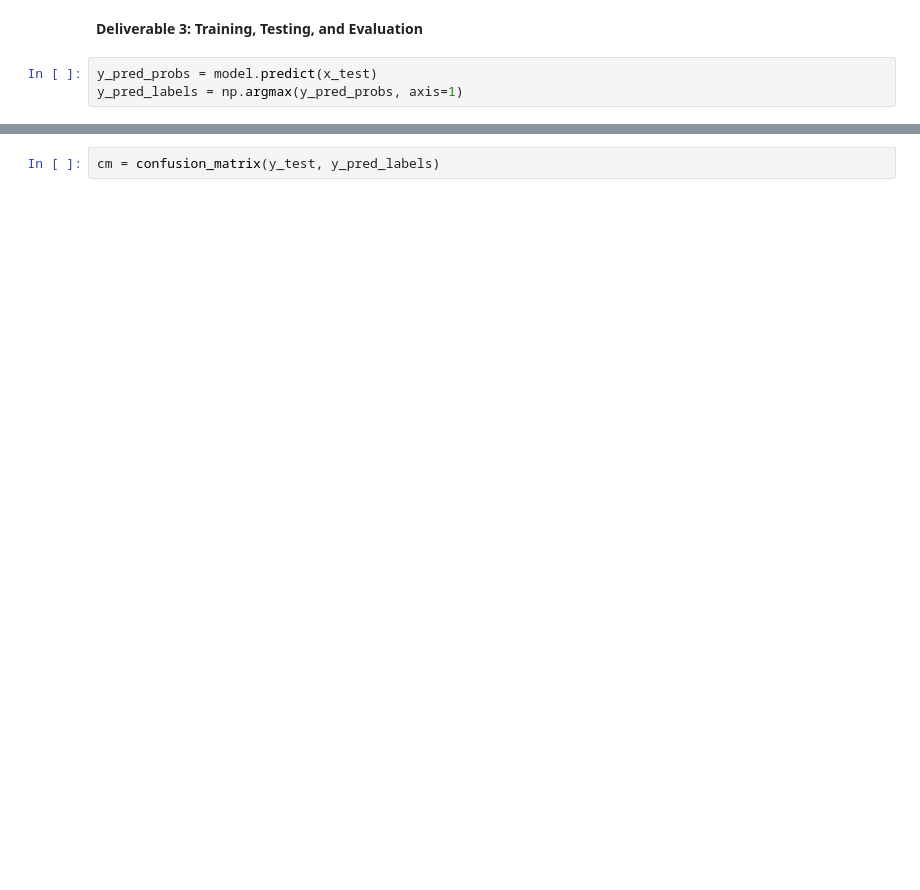
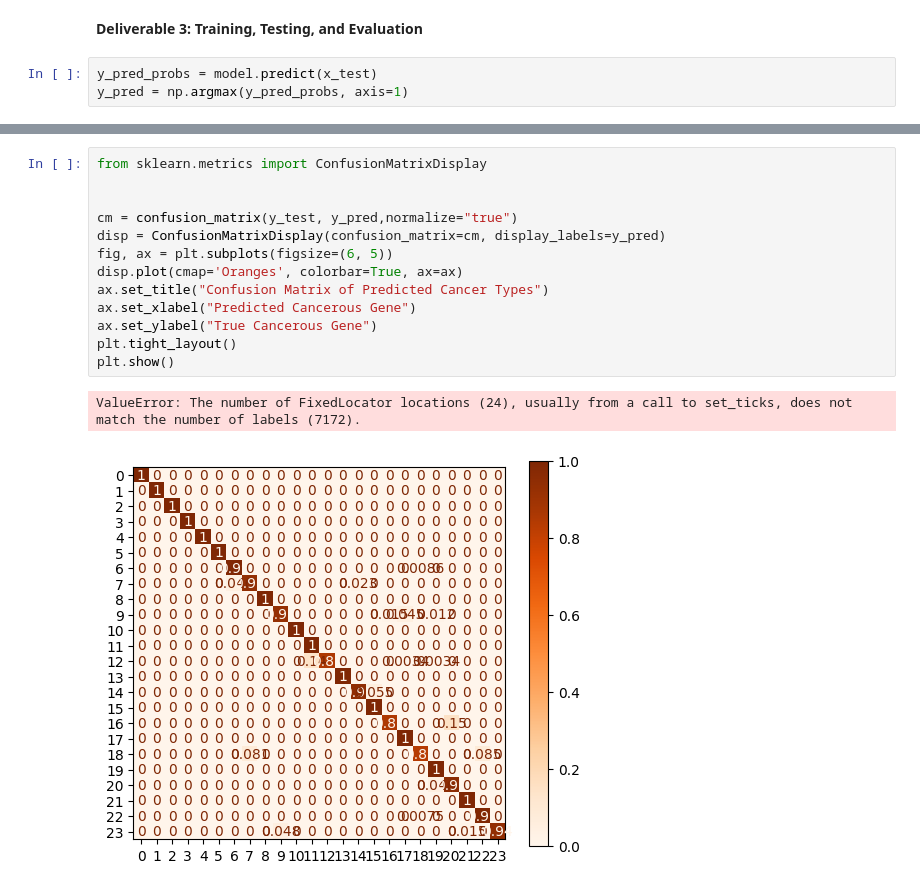
Before and after one commit to fionacampbell3/nlpcv-fiona, a Jupyter notebook: assign.ipynb, the cells around one changed output, grey strips where cells are left out. Cells and saved outputs as stored; diff of their text form; blank space fills up the shorter version.

```diff
--- a/assign.ipynb
+++ b/assign.ipynb
@@ -218,5 +265,5 @@ test_loss, test_acc = model.evaluate(x_test,  y_test, verbose=2)
 **Deliverable 3: Training, Testing, and Evaluation**
 # %%
 y_pred_probs = model.predict(x_test)
-y_pred_labels = np.argmax(y_pred_probs, axis=1)
+y_pred = np.argmax(y_pred_probs, axis=1)
 # %% [output]
@@ -224,2 +298,16 @@ y_pred_labels = np.argmax(y_pred_probs, axis=1)
 # %%
-cm = confusion_matrix(y_test, y_pred_labels)
+from sklearn.metrics import ConfusionMatrixDisplay
+
+
+cm = confusion_matrix(y_test, y_pred,normalize="true")
+disp = ConfusionMatrixDisplay(confusion_matrix=cm, display_labels=y_pred)
+fig, ax = plt.subplots(figsize=(6, 5))
+disp.plot(cmap='Oranges', colorbar=True, ax=ax)
+ax.set_title("Confusion Matrix of Predicted Cancer Types")
+ax.set_xlabel("Predicted Cancerous Gene")
+ax.set_ylabel("True Cancerous Gene")
+plt.tight_layout()
+plt.show()
+# %% [output]
+ValueError: The number of FixedLocator locations (24), usually from a call to set_ticks, does not match the number of labels (7172).
+[figure, added]
```
Also changed, not shown: parts of 11 cells of this notebook, 1 other file.
